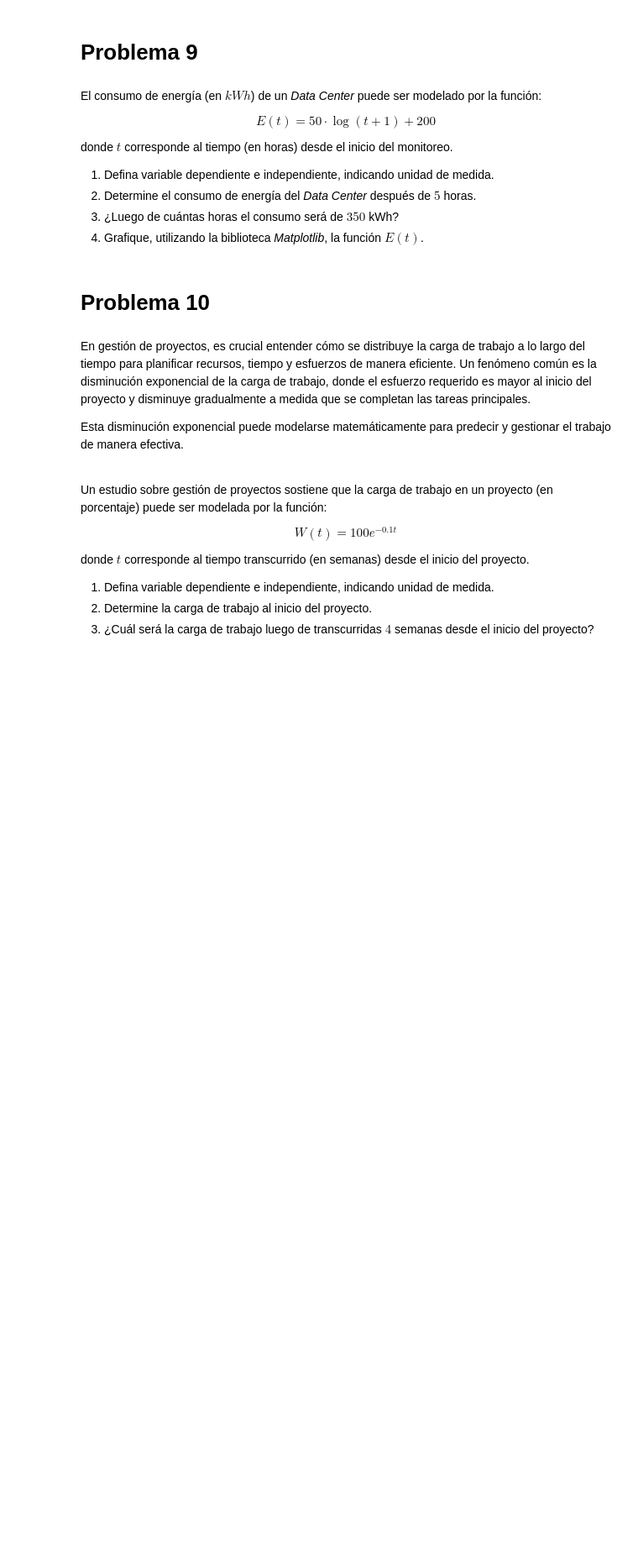
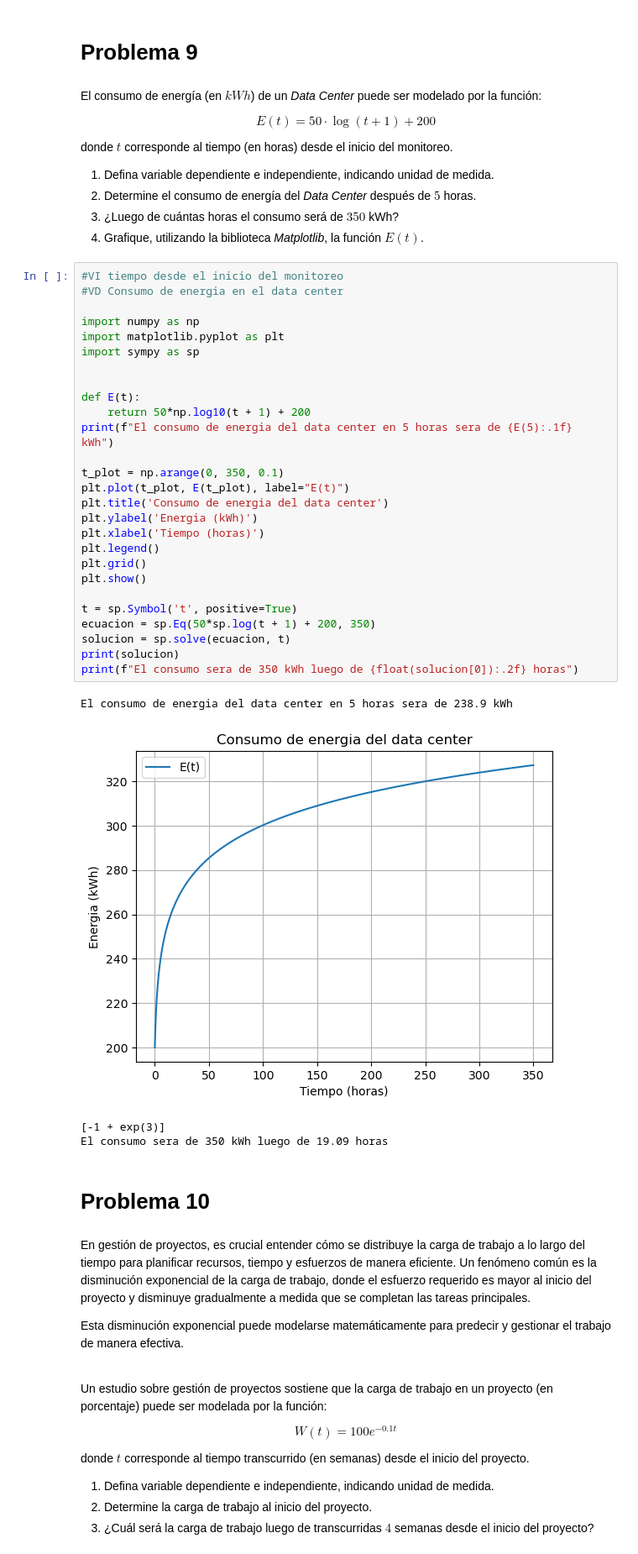
Before and after one commit to jd06p/mates, a Jupyter notebook: G1_Funciones.ipynb, the cells around one changed output. Shown at 84% size. Cells and saved outputs as stored; diff of their text form; blank space fills up the shorter version.

```diff
--- a/G1_Funciones.ipynb
+++ b/G1_Funciones.ipynb
@@ -187,6 +229,38 @@ donde $t$ corresponde al tiempo (en horas) desde el inicio del monitoreo.
 2. Determine el consumo de energía del *Data Center* después de $5$ horas.
 3. ¿Luego de cuántas horas el consumo será de $350$ kWh?
 4. Grafique, utilizando la biblioteca *Matplotlib*, la función $E(t)$.
+# %%
+#VI tiempo desde el inicio del monitoreo
+#VD Consumo de energia en el data center
+
+import numpy as np
+import matplotlib.pyplot as plt
+import sympy as sp
+
+
+def E(t):
+    return 50*np.log10(t + 1) + 200
+print(f"El consumo de energia del data center en 5 horas sera de {E(5):.1f} kWh")
+
+t_plot = np.arange(0, 350, 0.1)
+plt.plot(t_plot, E(t_plot), label="E(t)")
+plt.title('Consumo de energia del data center')
+plt.ylabel('Energia (kWh)')
+plt.xlabel('Tiempo (horas)')
+plt.legend()
+plt.grid()
+plt.show()
+
+t = sp.Symbol('t', positive=True)
+ecuacion = sp.Eq(50*sp.log(t + 1) + 200, 350)
+solucion = sp.solve(ecuacion, t)
+print(solucion)
+print(f"El consumo sera de 350 kWh luego de {float(solucion[0]):.2f} horas")
+# %% [output]
+El consumo de energia del data center en 5 horas sera de 238.9 kWh
+[figure, added]
+[-1 + exp(3)]
+El consumo sera de 350 kWh luego de 19.09 horas
 # %% [markdown]
 # Problema 10
 # %% [markdown]
```
Also changed, not shown: parts of 3 cells of this notebook.
